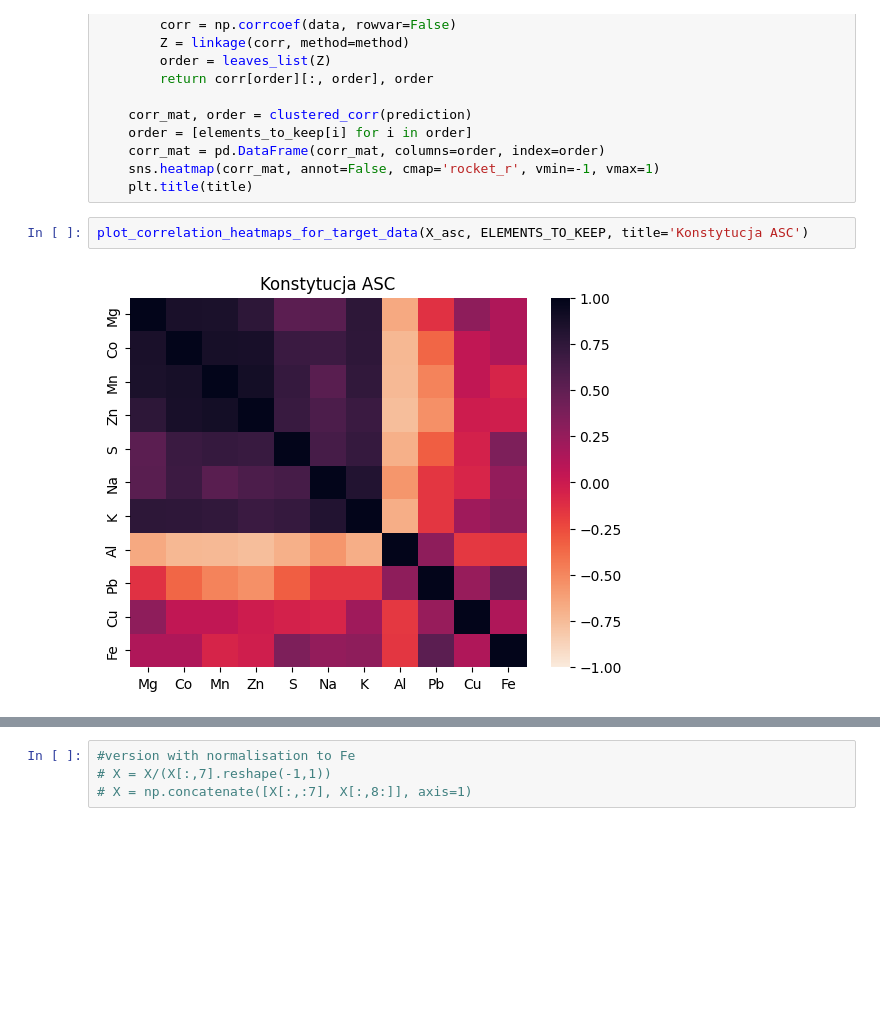
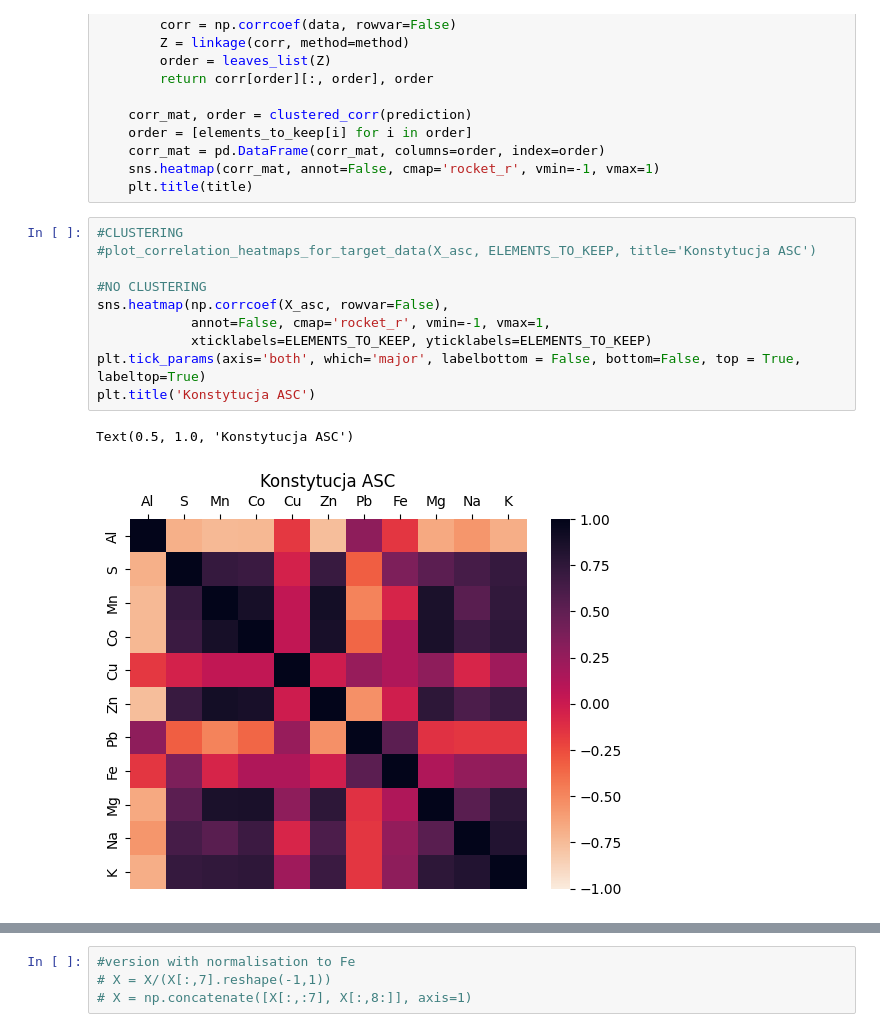
Before and after one commit to BDomzal/inks, a Jupyter notebook: analysis/interpretation_of_results.ipynb, the cells around one changed output, grey strips where cells are left out. Drawn from its saved outputs; the diff is of its cells as text; blank space fills up the shorter version.

Commit message:
Added heatmaps: version with no clustering

```diff
--- a/analysis/interpretation_of_results.ipynb
+++ b/analysis/interpretation_of_results.ipynb
@@ -57,7 +57,16 @@ def plot_correlation_heatmaps_for_target_data(prediction, elements_to_keep, titl
     sns.heatmap(corr_mat, annot=False, cmap='rocket_r', vmin=-1, vmax=1)
     plt.title(title)
 # %%
-plot_correlation_heatmaps_for_target_data(X_asc, ELEMENTS_TO_KEEP, title='Konstytucja ASC')
+#CLUSTERING
+#plot_correlation_heatmaps_for_target_data(X_asc, ELEMENTS_TO_KEEP, title='Konstytucja ASC')
+
+#NO CLUSTERING
+sns.heatmap(np.corrcoef(X_asc, rowvar=False),
+            annot=False, cmap='rocket_r', vmin=-1, vmax=1,
+            xticklabels=ELEMENTS_TO_KEEP, yticklabels=ELEMENTS_TO_KEEP)
+plt.tick_params(axis='both', which='major', labelbottom = False, bottom=False, top = True, labeltop=True)
+plt.title('Konstytucja ASC')
 # %% [output]
+Text(0.5, 1.0, 'Konstytucja ASC')
-[figure, old version]
+[figure, new version]
 # %%
```
Also changed, not shown: parts of 7 cells of this notebook.
